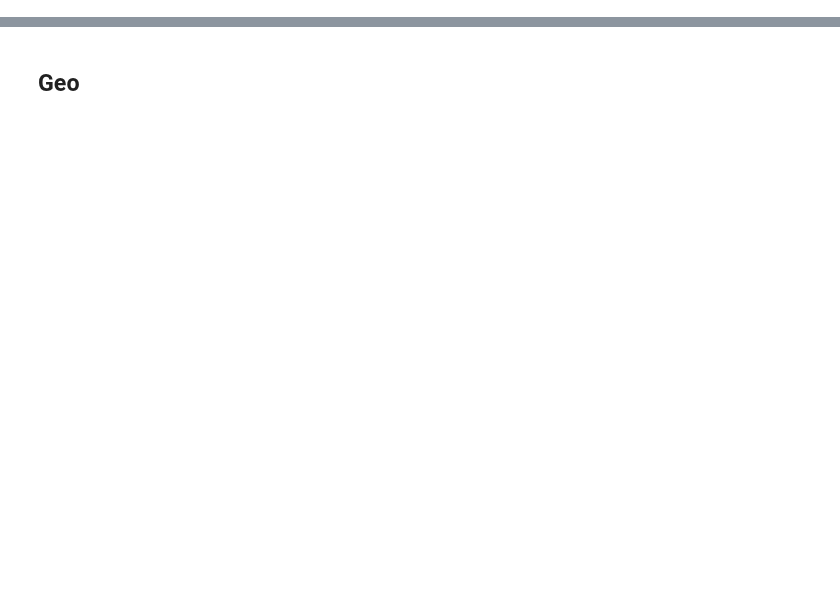
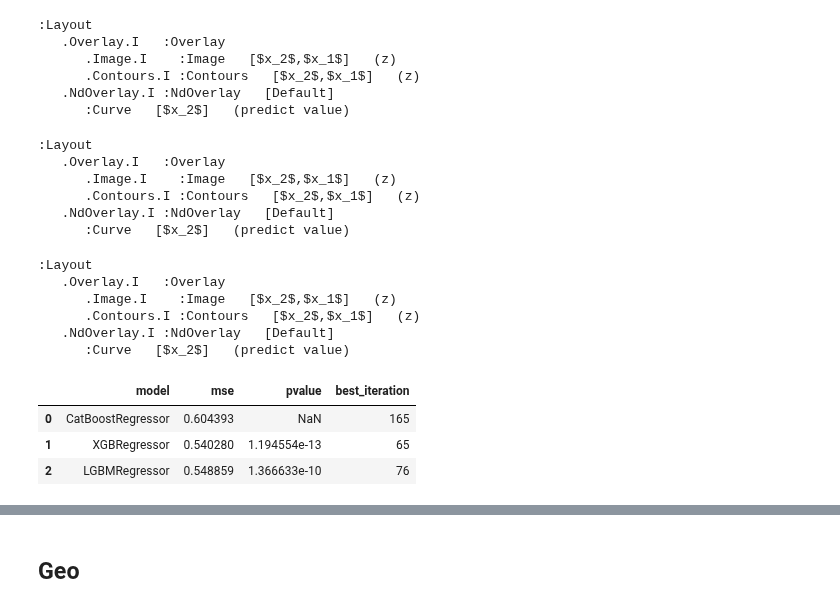
Before and after one commit to catboost/benchmarks, a Jupyter notebook: monotone_constraints/monotonic_constraints.ipynb, the cells around one changed output, grey strips where cells are left out. Drawn from its saved outputs; the diff is of its cells as text; code cells hidden in the pictures; blank space fills up the shorter version.

Commit message:
Add auto-stop to monotonic constraints benchmarks.
ref:15deb620b4a7ac88d16caa3fc070e06ae95d69ff

```diff
--- a/monotone_constraints/monotonic_constraints.ipynb
+++ b/monotone_constraints/monotonic_constraints.ipynb
@@ -19,10 +143,11 @@ hv.extension('matplotlib')
 # %%
-def create_synthetic_data(N, K, random_seed=1):
+def create_synthetic_data(sample_size, random_seed=1):
     np.random.seed(random_seed)
-    X = np.random.random(size=(N, K))
+    X = np.random.random(size=(sample_size, 2))
+    x1, x2 = X.T
     y = (
-        + 5 * X[:, 0] + np.sin(5 * 2 * math.pi * X[:, 0])
-        - 5 * X[:, 1] - np.cos(5 * 2 * math.pi * X[:, 1])
-        + np.random.normal(loc=0.0, scale=0.01, size=N)
+        + 5 * x1 + np.sin(5 * 2 * math.pi * x1)
+        - 5 * x2 - np.cos(5 * 2 * math.pi * x2)
+        + np.random.normal(loc=0.0, scale=0.01, size=sample_size)
     )
-    return train_test_split(X, y)
+    return X, y
@@ -166,0 +154,27 @@ plot_level_contours(lgb_regressor)
+# %%
+X_synthetic, y_synthetic = create_synthetic_data(2000)
+monotone_constraints = (1, -1)
+eval_all_models(X_synthetic, y_synthetic, monotone_constraints)
+# %% [output]
+:Layout
+   .Overlay.I   :Overlay
+      .Image.I    :Image   [$x_2$,$x_1$]   (z)
+      .Contours.I :Contours   [$x_2$,$x_1$]   (z)
+   .NdOverlay.I :NdOverlay   [Default]
+      :Curve   [$x_2$]   (predict value)
+:Layout
+   .Overlay.I   :Overlay
+      .Image.I    :Image   [$x_2$,$x_1$]   (z)
+      .Contours.I :Contours   [$x_2$,$x_1$]   (z)
+   .NdOverlay.I :NdOverlay   [Default]
+      :Curve   [$x_2$]   (predict value)
+:Layout
+   .Overlay.I   :Overlay
+      .Image.I    :Image   [$x_2$,$x_1$]   (z)
+      .Contours.I :Contours   [$x_2$,$x_1$]   (z)
+   .NdOverlay.I :NdOverlay   [Default]
+      :Curve   [$x_2$]   (predict value)
+|  | model | mse | pvalue | best_iteration |
+| 0 | CatBoostRegressor | 0.604393 | NaN | 165 |
+| 1 | XGBRegressor | 0.540280 | 1.194554e-13 | 65 |
+| 2 | LGBMRegressor | 0.548859 | 1.366633e-10 | 76 |
```
Also changed, not shown: parts of 35 cells of this notebook.
